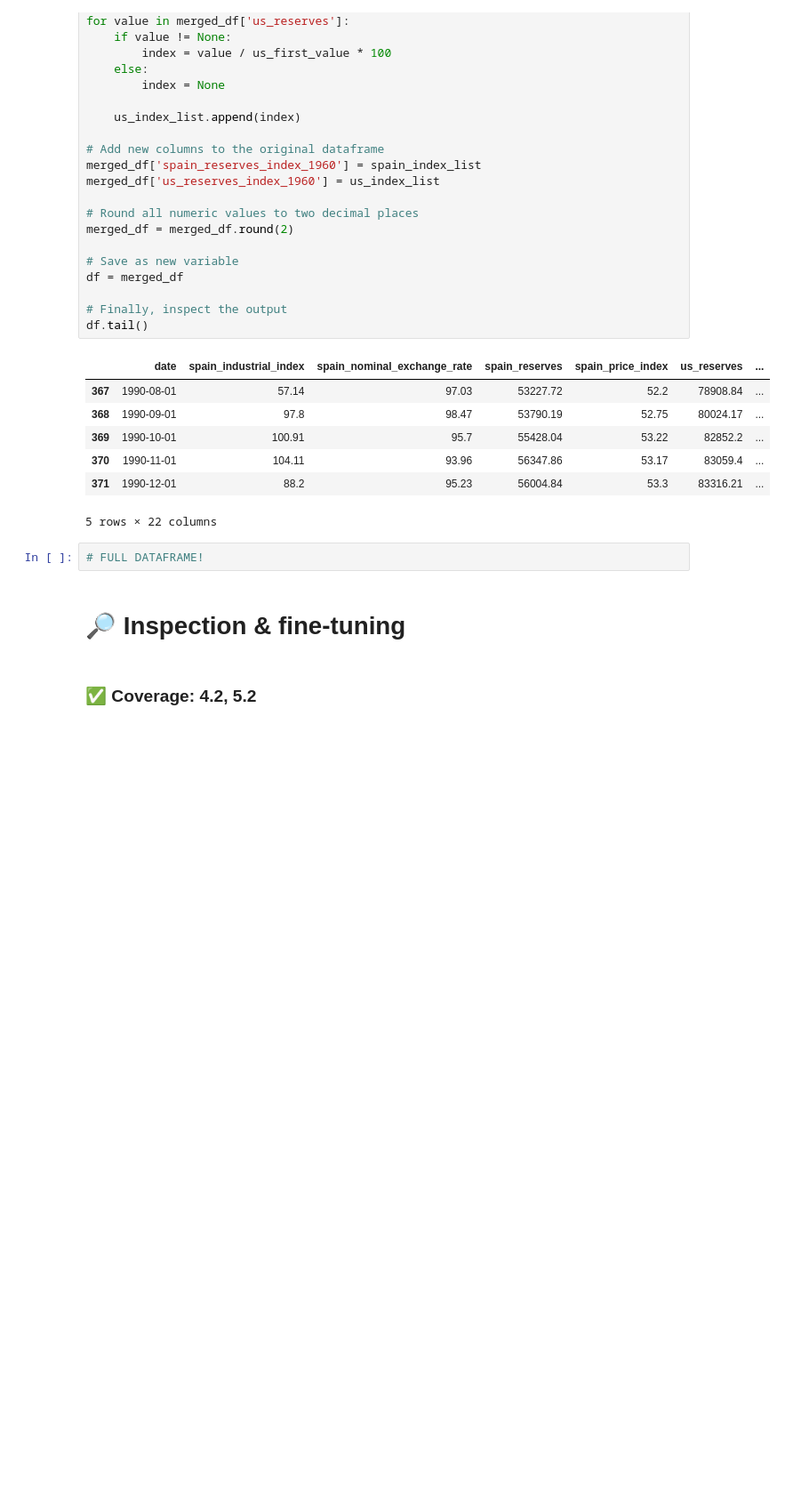
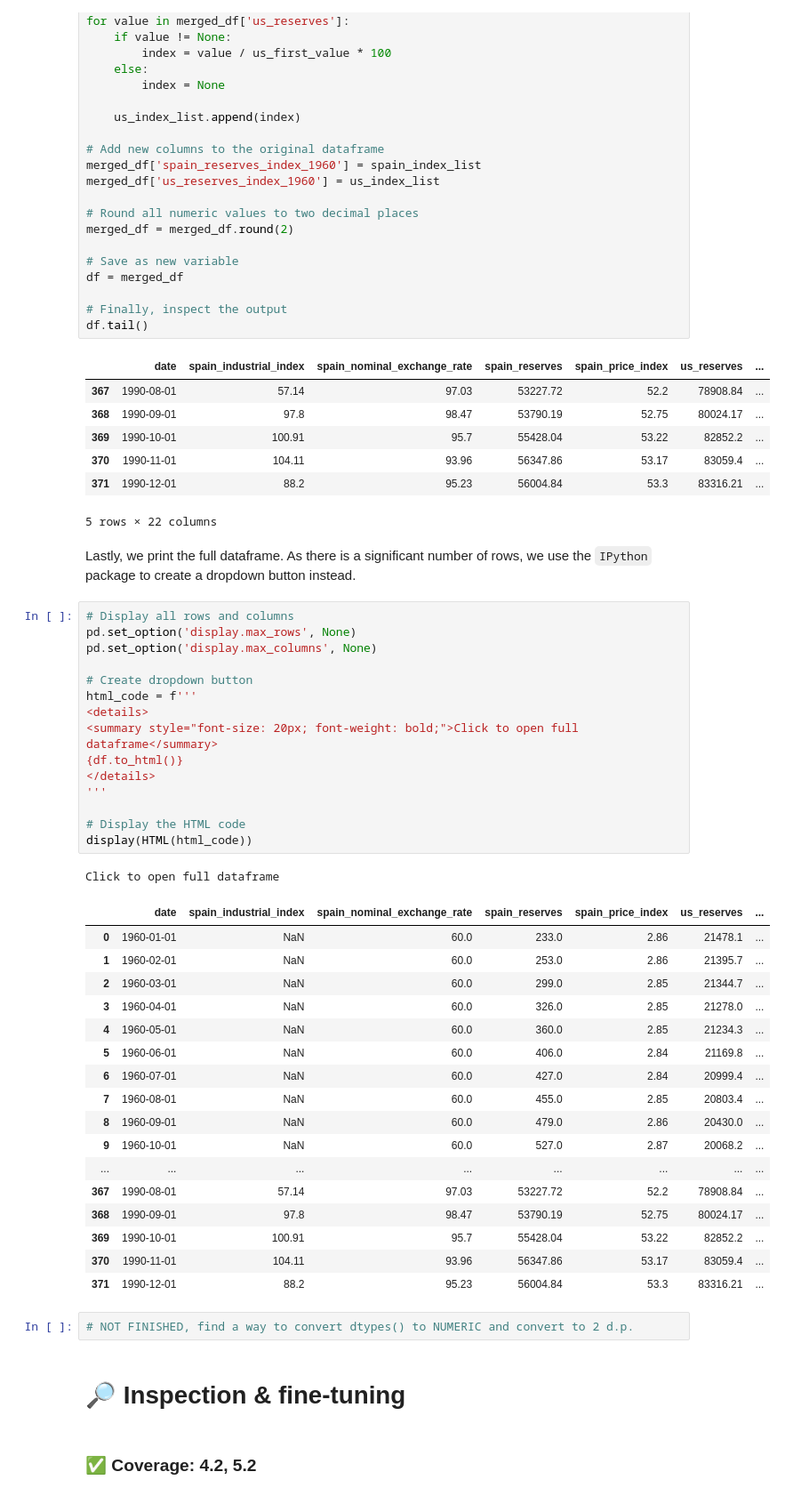
Before and after one commit to ruikai30/ec1b1_group_10, a Jupyter notebook: notebook.ipynb, the cells around one changed output. Shown at 89% size. Saved outputs shown, nothing was run; the diff lists cells and outputs as text; blank space fills up the shorter version.

```diff
--- a/notebook.ipynb
+++ b/notebook.ipynb
@@ -292,8 +298,44 @@ df.tail()
 | 370 | 1990-11-01 | 104.11 | 93.96 | 56347.86 | 53.17 | 83059.4 | ... |
 | 371 | 1990-12-01 | 88.2 | 95.23 | 56004.84 | 53.3 | 83316.21 | ... |
 5 rows × 22 columns
-# %%
-# FULL DATAFRAME!
+# %% [markdown]
+Lastly, we print the full dataframe. As there is a significant number of rows, we use the `IPython` package to create a dropdown button instead.
+# %%
+# Display all rows and columns
+pd.set_option('display.max_rows', None)
+pd.set_option('display.max_columns', None)
+
+# Create dropdown button
+html_code = f'''
+<details>
+<summary style="font-size: 20px; font-weight: bold;">Click to open full dataframe</summary>
+{df.to_html()}
+</details>
+'''
+
+# Display the HTML code
+display(HTML(html_code))
+# %% [output]
+Click to open full dataframe
+|  | date | spain_industrial_index | spain_nominal_exchange_rate | spain_reserves | spain_price_index | us_reserves | ... |
+| 0 | 1960-01-01 | NaN | 60.0 | 233.0 | 2.86 | 21478.1 | ... |
+| 1 | 1960-02-01 | NaN | 60.0 | 253.0 | 2.86 | 21395.7 | ... |
+| 2 | 1960-03-01 | NaN | 60.0 | 299.0 | 2.85 | 21344.7 | ... |
+| 3 | 1960-04-01 | NaN | 60.0 | 326.0 | 2.85 | 21278.0 | ... |
+| 4 | 1960-05-01 | NaN | 60.0 | 360.0 | 2.85 | 21234.3 | ... |
+| 5 | 1960-06-01 | NaN | 60.0 | 406.0 | 2.84 | 21169.8 | ... |
+| 6 | 1960-07-01 | NaN | 60.0 | 427.0 | 2.84 | 20999.4 | ... |
+| 7 | 1960-08-01 | NaN | 60.0 | 455.0 | 2.85 | 20803.4 | ... |
+| 8 | 1960-09-01 | NaN | 60.0 | 479.0 | 2.86 | 20430.0 | ... |
+| 9 | 1960-10-01 | NaN | 60.0 | 527.0 | 2.87 | 20068.2 | ... |
+| ... | ... | ... | ... | ... | ... | ... | ... |
+| 367 | 1990-08-01 | 57.14 | 97.03 | 53227.72 | 52.2 | 78908.84 | ... |
+| 368 | 1990-09-01 | 97.8 | 98.47 | 53790.19 | 52.75 | 80024.17 | ... |
+| 369 | 1990-10-01 | 100.91 | 95.7 | 55428.04 | 53.22 | 82852.2 | ... |
+| 370 | 1990-11-01 | 104.11 | 93.96 | 56347.86 | 53.17 | 83059.4 | ... |
+| 371 | 1990-12-01 | 88.2 | 95.23 | 56004.84 | 53.3 | 83316.21 | ... |
+# %%
+# NOT FINISHED, find a way to convert dtypes() to NUMERIC and convert to 2 d.p.
 # %% [markdown]
 # 🔎 **Inspection & fine-tuning**
 # %% [markdown]
```
Also changed, not shown: parts of 15 cells of this notebook.
